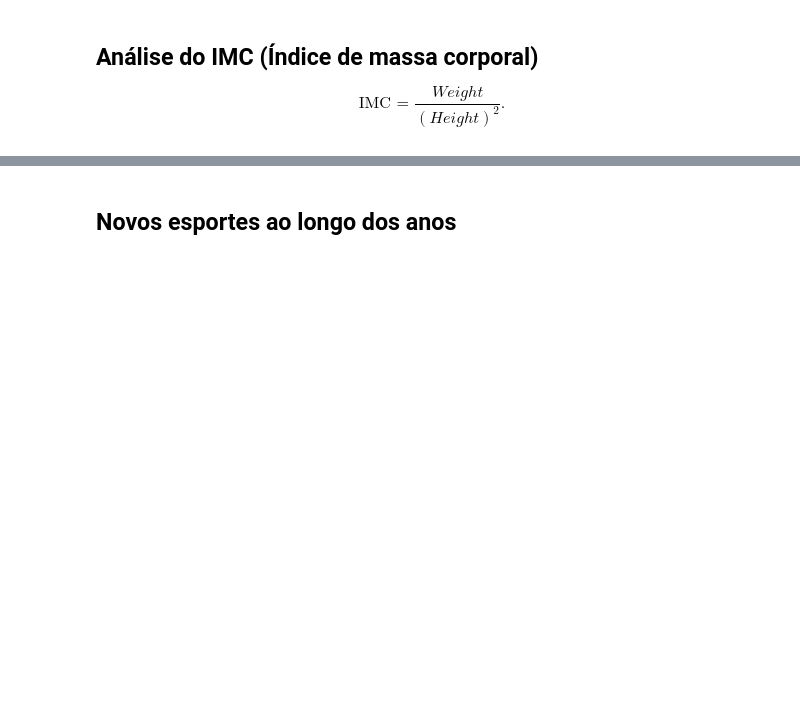
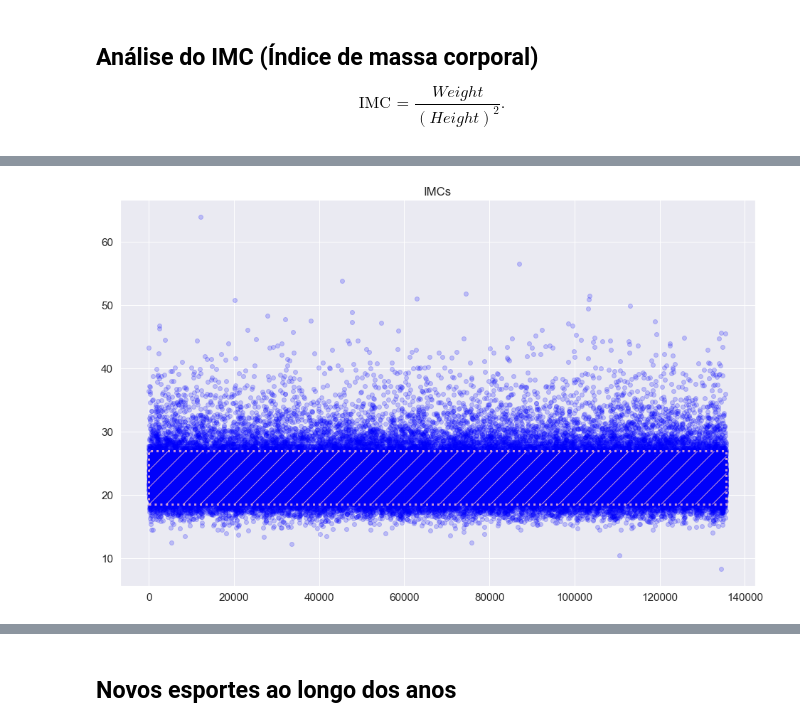
Before and after one commit to thalissonfelipe/mineracao, a Jupyter notebook: Relatorio.ipynb, the cells around one changed output, grey strips where cells are left out. Saved outputs shown, nothing was run; the diff lists cells and outputs as text; code cells hidden in the pictures; blank space fills up the shorter version.

```diff
--- a/Relatorio.ipynb
+++ b/Relatorio.ipynb
@@ -277,0 +287,15 @@ imc_df.head()
+# %%
+fig, axes = plt.subplots(figsize=(16, 10))
+axes.add_patch( Rectangle((0, 18.5),
+                        max(df_atletas['ID']), 8.5,
+                        fc ='None',
+                        alpha = 0.8,
+                        ec ='pink',
+                        hatch = '/',
+                        ls = ':',
+                        lw = 3) )
+plt.scatter(df_atletas['ID'], df_atletas['IMC'], c = 'blue', alpha=0.2)
+plt.title('IMCs')
+plt.show()
+# %% [output]
+[figure, added]
```
Also changed, not shown: parts of 10 cells of this notebook.
